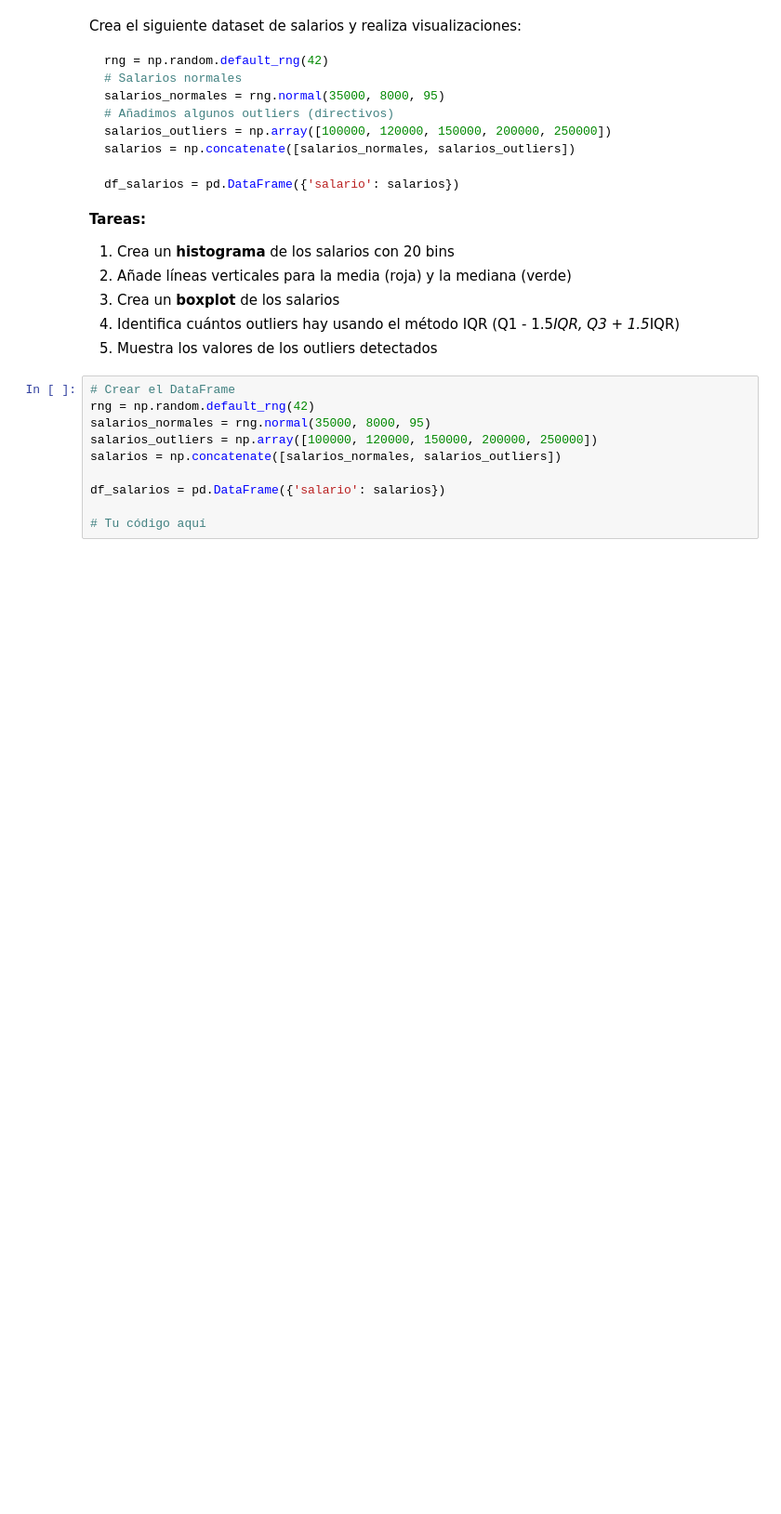
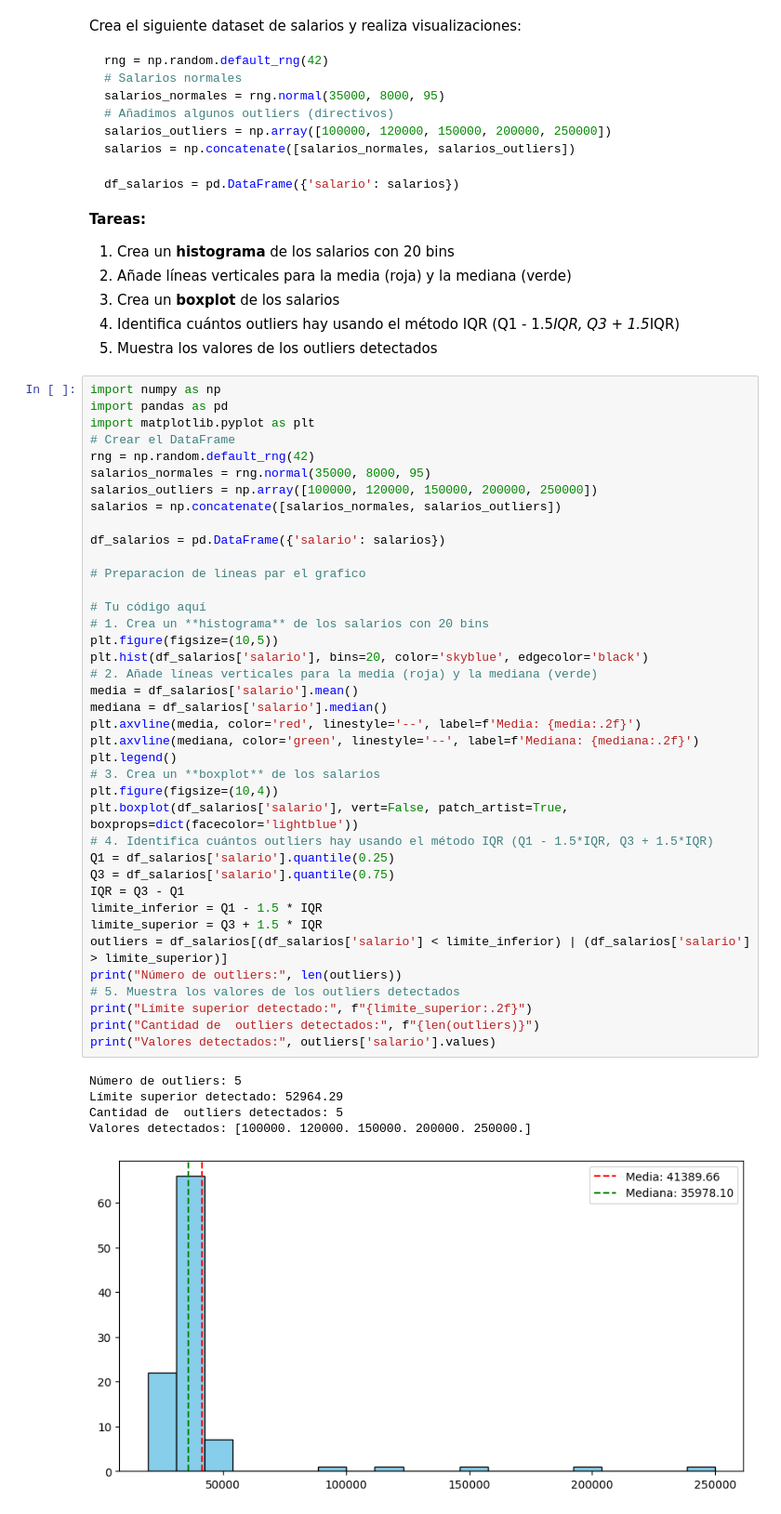
Before and after one commit to Alebernabe5/SistemasDeAprendizajesAutomaticos, a Jupyter notebook: boletin_04_eda_limpieza_bernabe_guerrero_alejandro.ipynb, the cells around one changed output. Shown at 93% size. Saved outputs shown, nothing was run; the diff lists cells and outputs as text; blank space fills up the shorter version.

```diff
--- a/boletin_04_eda_limpieza_bernabe_guerrero_alejandro.ipynb
+++ b/boletin_04_eda_limpieza_bernabe_guerrero_alejandro.ipynb
@@ -279,12 +312,47 @@ df_salarios = pd.DataFrame({'salario': salarios})
 4. Identifica cuántos outliers hay usando el método IQR (Q1 - 1.5*IQR, Q3 + 1.5*IQR)
 5. Muestra los valores de los outliers detectados
 # %%
+import numpy as np
+import pandas as pd
+import matplotlib.pyplot as plt
 # Crear el DataFrame
 rng = np.random.default_rng(42)
 salarios_normales = rng.normal(35000, 8000, 95)
 salarios_outliers = np.array([100000, 120000, 150000, 200000, 250000])
 salarios = np.concatenate([salarios_normales, salarios_outliers])
 
 df_salarios = pd.DataFrame({'salario': salarios})
 
+# Preparacion de lineas par el grafico
+
 # Tu código aquí
+# 1. Crea un **histograma** de los salarios con 20 bins
+plt.figure(figsize=(10,5))
+plt.hist(df_salarios['salario'], bins=20, color='skyblue', edgecolor='black')
+# 2. Añade líneas verticales para la media (roja) y la mediana (verde)
+media = df_salarios['salario'].mean()
+mediana = df_salarios['salario'].median()
+plt.axvline(media, color='red', linestyle='--', label=f'Media: {media:.2f}')
+plt.axvline(mediana, color='green', linestyle='--', label=f'Mediana: {mediana:.2f}')
+plt.legend()
+# 3. Crea un **boxplot** de los salarios
+plt.figure(figsize=(10,4))
+plt.boxplot(df_salarios['salario'], vert=False, patch_artist=True, boxprops=dict(facecolor='lightblue'))
+# 4. Identifica cuántos outliers hay usando el método IQR (Q1 - 1.5*IQR, Q3 + 1.5*IQR)
+Q1 = df_salarios['salario'].quantile(0.25)
+Q3 = df_salarios['salario'].quantile(0.75)
+IQR = Q3 - Q1
+limite_inferior = Q1 - 1.5 * IQR
+limite_superior = Q3 + 1.5 * IQR
+outliers = df_salarios[(df_salarios['salario'] < limite_inferior) | (df_salarios['salario'] > limite_superior)]
+print("Número de outliers:", len(outliers))
+# 5. Muestra los valores de los outliers detectados
+print("Límite superior detectado:", f"{limite_superior:.2f}")
+print("Cantidad de  outliers detectados:", f"{len(outliers)}")
+print("Valores detectados:", outliers['salario'].values)
+# %% [output]
+Número de outliers: 5
+Límite superior detectado: 52964.29
+Cantidad de  outliers detectados: 5
+Valores detectados: [100000. 120000. 150000. 200000. 250000.]
+[figure, added]
```
Also changed, not shown: parts of 13 cells of this notebook.
